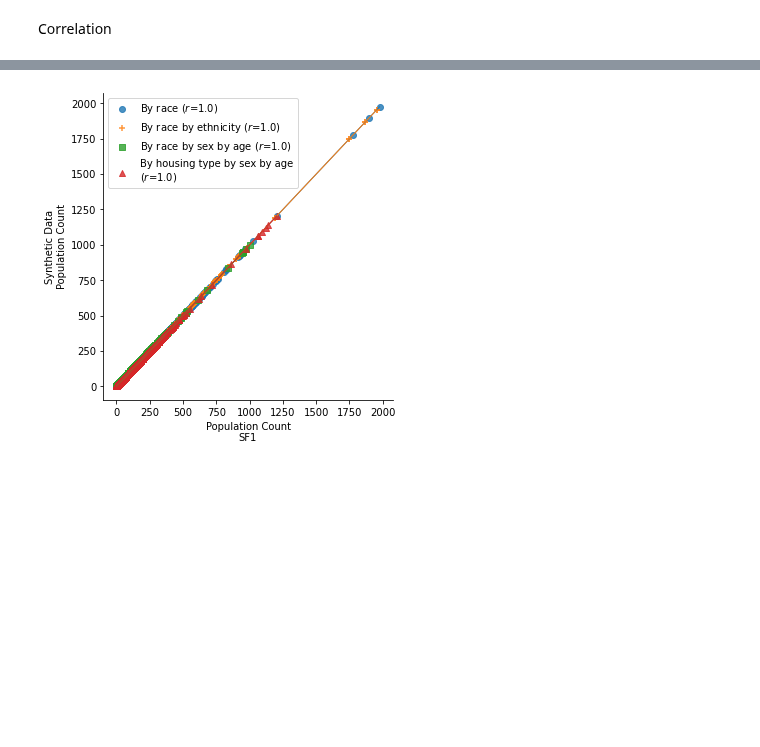
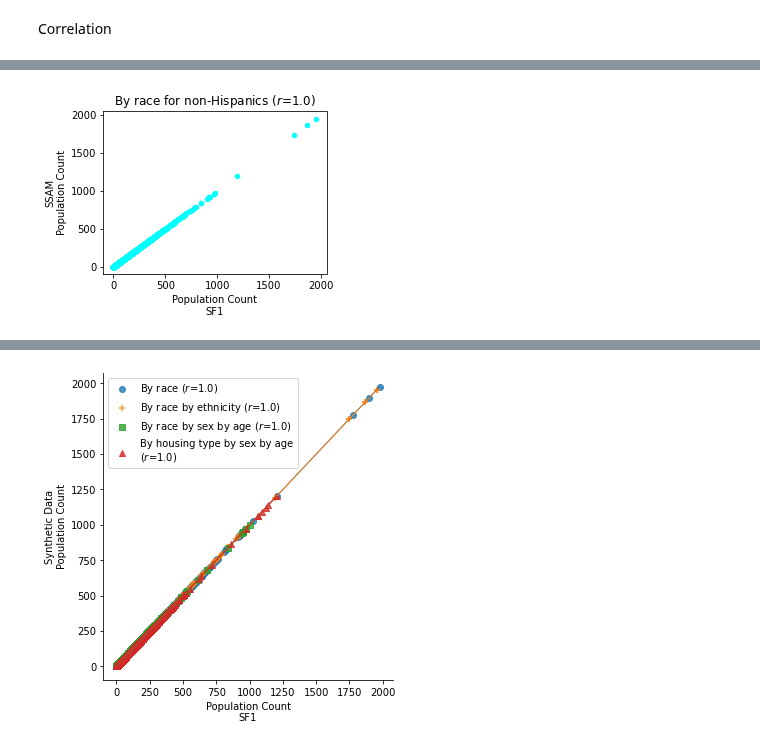
Before and after one commit to linyuehzzz/synthetic-populations, a Jupyter notebook: franklin_microdata.ipynb, the cells around one changed output, grey strips where cells are left out. Cells and saved outputs as stored; diff of their text form; code cells hidden in the pictures; blank space fills up the shorter version.

```diff
--- a/franklin_microdata.ipynb
+++ b/franklin_microdata.ipynb
@@ -542,0 +610,10 @@ Correlation
+# %%
+# P9
+c = p9_df["FIT"].corr(p9_df["SF1"])
+ax = p9_df.plot.scatter(x="SF1", y="FIT",c='cyan')
+ax.set_xlabel("Population Count\nSF1")
+ax.set_ylabel("SSAM\nPopulation Count")
+ax.set(title="By race for non-Hispanics ($r$=" + str(c) + ")")
+ax.get_figure().savefig('figs/sf1-franklin-p9.svg')
+# %% [output]
+[figure, added]
```
Also changed, not shown: parts of 15 cells of this notebook.
